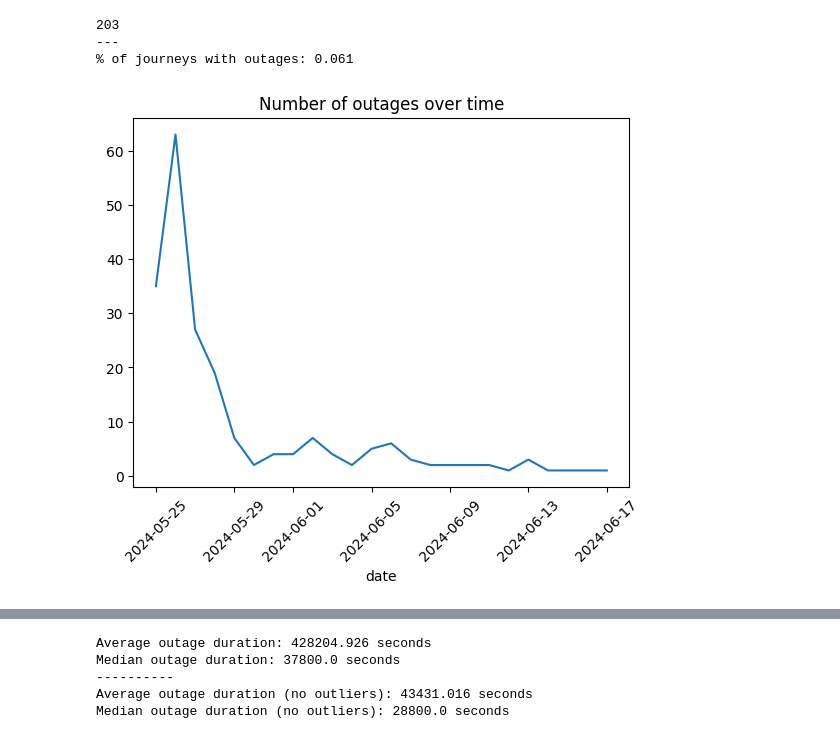
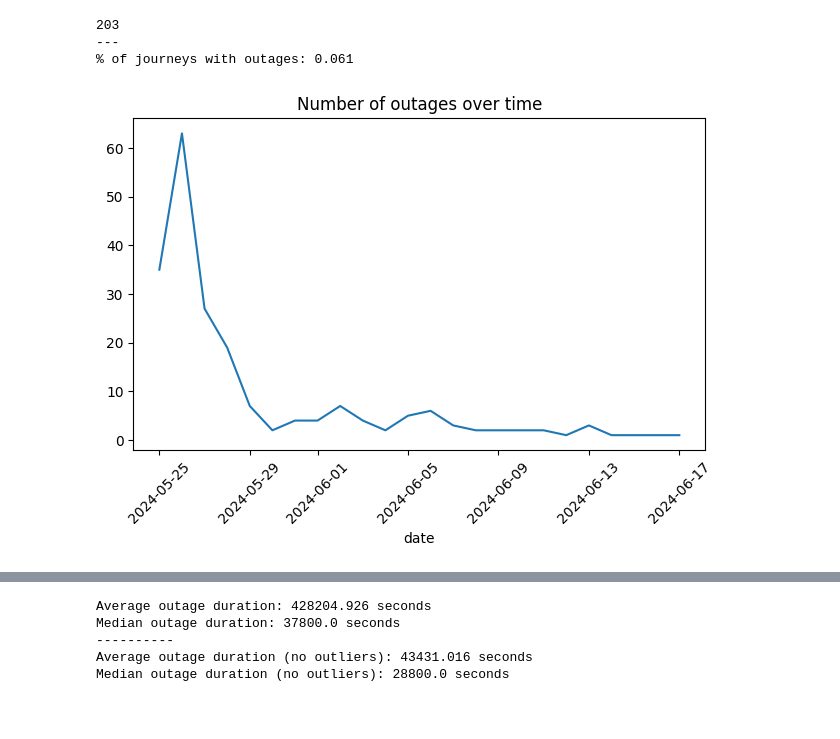
Before and after one commit to AldenCutler/LyonE24, a Jupyter notebook: stats-graphs/outages.ipynb, the cells around one changed output, grey strips where cells are left out. Drawn from its saved outputs; the diff is of its cells as text; code cells hidden in the pictures; blank space fills up the shorter version.

Commit message:
update outages_over_time graph

```diff
--- a/stats-graphs/outages.ipynb
+++ b/stats-graphs/outages.ipynb
@@ -30,15 +30,17 @@ print("% of journeys with outages:", round(len(outages)/len(journeys) * 100, 3))
 # %%
 outages_df = pd.DataFrame(outages, columns=['outage_id', 'stop_id', 'effect', 'updated_at', 'outage_data'])
 
 outages_df['updated_at'] = pd.to_datetime(outages_df['updated_at'])
 outages_df['date'] = outages_df['updated_at'].dt.date
 
 # plot number of outages over time
 outages_df.groupby('date').size().plot()
 plt.title('Number of outages over time')
 # rotate x-axis labels
 plt.xticks(rotation=45)
+# evenly space x-axis labels
+plt.tight_layout()
 plt.savefig('out/outages/outages_over_time.png', bbox_inches='tight')
 plt.show()
 # %% [output]
-[figure, old version]
+[figure, new version]
```
Also changed, not shown: parts of 8 cells of this notebook, 1 other file.
